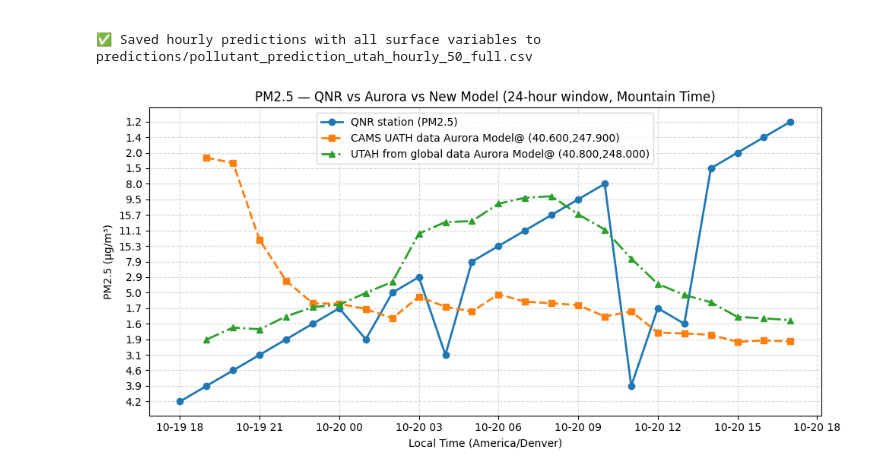
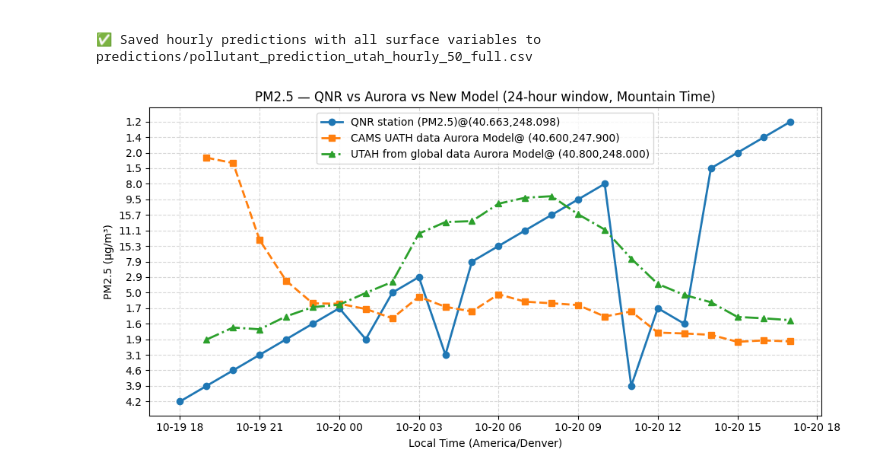
Before and after one commit to sci-ndp/stream-simulation-ebus, a Jupyter notebook: timestep_aurora.ipynb, the cells around one changed output. Cells and saved outputs as stored; diff of their text form; code cells hidden in the pictures.

```diff
--- a/timestep_aurora.ipynb
+++ b/timestep_aurora.ipynb
@@ -1075,35 +1075,35 @@ def nearest_point(df, lat_col, lon_col, val_col):
 
 df_aurora_ts, lat_a, lon_a = nearest_point(df_aurora_24, "lat", "lon", "pm2p5_ugm3")
 df_new_ts, lat_n, lon_n = nearest_point(df_new_24, "latitude", "longitude", "pm2p5_ugm3")
 
 # ------------------ ALIGN ON HOURLY INDEX ------------------
 hourly_idx = pd.date_range(start=start, end=end, freq="H", tz="UTC")
 obs_series = df_obs_24.set_index("timestamp").reindex(hourly_idx)["pm2p5_ugm3"]
 aurora_series = df_aurora_ts.set_index("timestamp").reindex(hourly_idx)["pm2p5_ugm3"]
 new_series = df_new_ts.set_index("time").reindex(hourly_idx)["pm2p5_ugm3"]
 
 # ------------------ CONVERT TO MOUNTAIN TIME ------------------
 mountain_tz = "America/Denver"
 hourly_idx_mt = hourly_idx.tz_convert(mountain_tz)
 obs_series.index = hourly_idx_mt
 aurora_series.index = hourly_idx_mt
 new_series.index = hourly_idx_mt
 
 # ------------------ PLOT ------------------
 plt.figure(figsize=(10, 5))
-plt.plot(hourly_idx_mt, obs_series, "o-", label="QNR station (PM2.5)", linewidth=2)
+plt.plot(hourly_idx_mt, obs_series, "o-", label=f"QNR station (PM2.5)@({site_lat:.3f},{site_lon+360:.3f})", linewidth=2)
 plt.plot(hourly_idx_mt, aurora_series, "s--", label=f"CAMS UATH data Aurora Model@ ({lat_a:.3f},{lon_a:.3f})", linewidth=2)
 plt.plot(hourly_idx_mt, new_series, "^-.", label=f"UTAH from global data Aurora Model@ ({lat_n:.3f},{lon_n:.3f})", linewidth=2)
 
 plt.xlabel("Local Time (America/Denver)")
 plt.ylabel("PM2.5 (µg/m³)")
 plt.title("PM2.5 — QNR vs Aurora vs New Model (24-hour window, Mountain Time)")
 plt.legend()
 plt.grid(True, linestyle="--", alpha=0.5)
 plt.tight_layout()
 plt.show()
 # %% [output]
-[figure, old version]
+[figure, new version]
 # %%
 import pandas as pd
 import numpy as np
```
Also changed, not shown: parts of 1 cell of this notebook.
